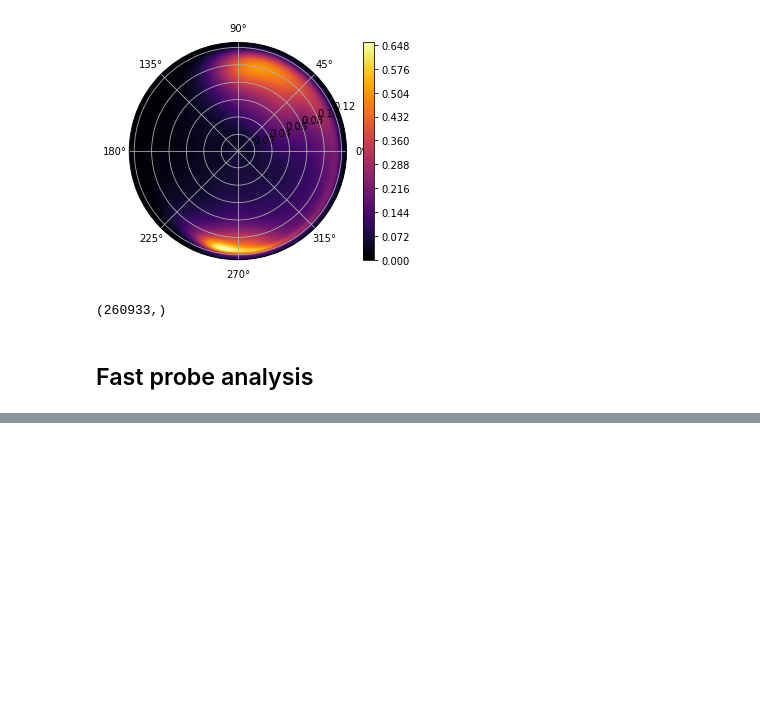
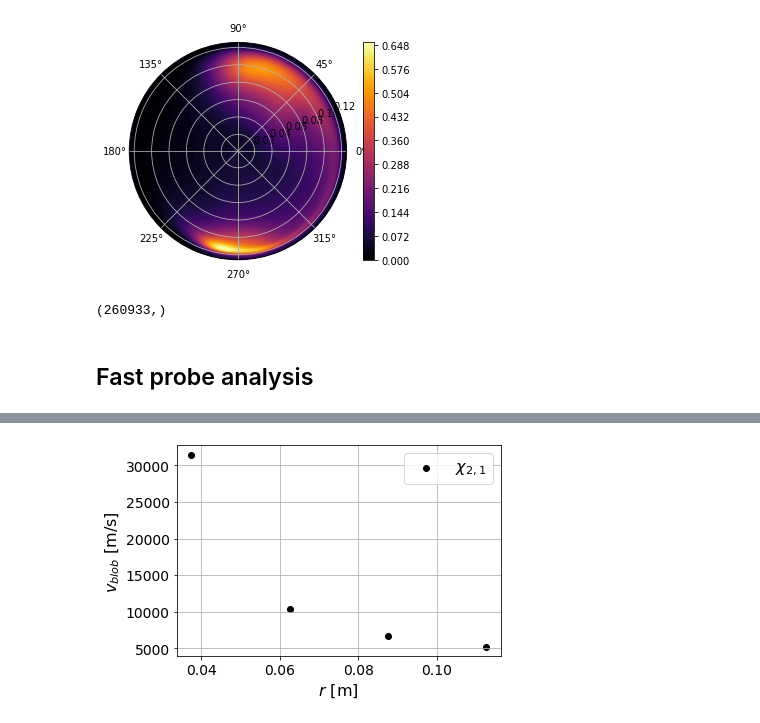
Before and after one commit to runehoejlund/north-simulation, a Jupyter notebook: data_analysis_Asbjorn.ipynb, the cells around one changed output, grey strips where cells are left out. Drawn from its saved outputs; the diff is of its cells as text; code cells hidden in the pictures; blank space fills up the shorter version.

```diff
--- a/data_analysis_Asbjorn.ipynb
+++ b/data_analysis_Asbjorn.ipynb
@@ -269,0 +384,44 @@ plt.show()
+# %%
+t12_peak_lag = (corr12.argmax()-len(corr12)/2)*dt
+t23_peak_lag = (corr23.argmax()-len(corr23)/2)*dt
+t34_peak_lag = (corr34.argmax()-len(corr34)/2)*dt
+t45_peak_lag = (corr45.argmax()-len(corr45)/2)*dt
+t56_peak_lag = (corr56.argmax()-len(corr56)/2)*dt
+
+dx_probes = 0.05
+
+v12 = dx_probes/t12_peak_lag
+v23 = dx_probes/t23_peak_lag
+v34 = dx_probes/t34_peak_lag
+v45 = dx_probes/t45_peak_lag
+v56 = dx_probes/t56_peak_lag
+
+v_blob = np.array([v12, v23, v34, v45, v56])
+
+probe_pos = np.array([0, 0.025, 0.050, 0.075, 0.100, 0.125])
+
+between_pos = np.array([0.0125, 0.0375, 0.0625, 0.0875, 0.1125])
+# %%
+fig, ax  = plt.subplots(1, 1, figsize=(6, 4))
+
+font = {'family' : 'normal',
+        'weight' : 'normal',
+        'size'   : 16}
+
+plt.rc('font', **font)
+
+ax.scatter(between_pos[1:],v_blob[1:], label="$\chi_{2,1}$", color='k')
+
+ax.set_xlabel('$r \ \mathrm{[m]}$')
+ax.set_ylabel('$v_{blob} \ \mathrm{[m/s]}$')
+
+#ax.set_xlim(min(lags),max(lags))
+
+ax.legend(loc='upper right')
+
+
+fig.tight_layout()
+
+ax.grid()
+# %% [output]
+[figure, added]
```
Also changed, not shown: parts of 6 cells of this notebook, 2 other files.
